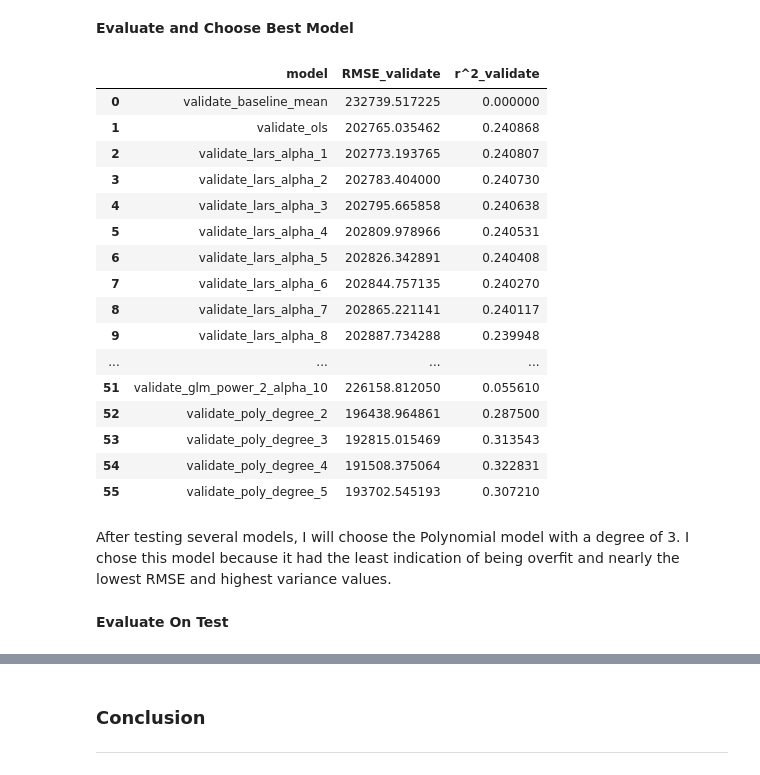
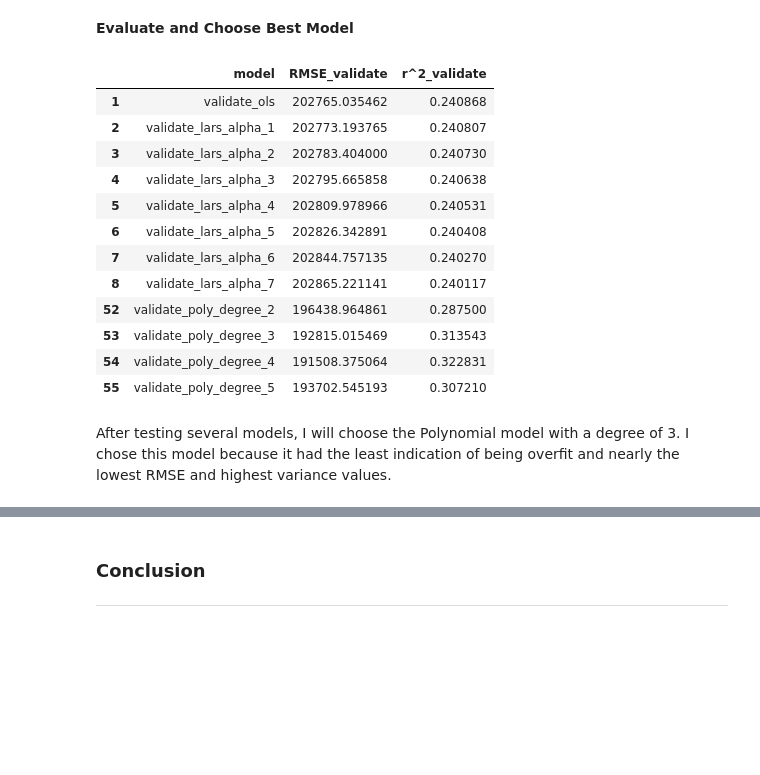
Before and after one commit to johnathon-smith/zillow_regression_project, a Jupyter notebook: final_report.ipynb, the cells around one changed output, grey strips where cells are left out. Cells and saved outputs as stored; diff of their text form; code cells hidden in the pictures; blank space fills up the shorter version.

```diff
--- a/final_report.ipynb
+++ b/final_report.ipynb
@@ -424,27 +427,21 @@ Train/In-Sample:  179769.16
 Validate/Out-of-Sample:  193702.55
 # %% [markdown]
 __Evaluate and Choose Best Model__
-# %%
-metric_df
-# %% [output]
-|  | model | RMSE_validate | r^2_validate |
-| 0 | validate_baseline_mean | 232739.517225 | 0.000000 |
-| 1 | validate_ols | 202765.035462 | 0.240868 |
-| 2 | validate_lars_alpha_1 | 202773.193765 | 0.240807 |
-| 3 | validate_lars_alpha_2 | 202783.404000 | 0.240730 |
-| 4 | validate_lars_alpha_3 | 202795.665858 | 0.240638 |
-| 5 | validate_lars_alpha_4 | 202809.978966 | 0.240531 |
-| 6 | validate_lars_alpha_5 | 202826.342891 | 0.240408 |
-| 7 | validate_lars_alpha_6 | 202844.757135 | 0.240270 |
-| 8 | validate_lars_alpha_7 | 202865.221141 | 0.240117 |
-| 9 | validate_lars_alpha_8 | 202887.734288 | 0.239948 |
-| ... | ... | ... | ... |
-| 51 | validate_glm_power_2_alpha_10 | 226158.812050 | 0.055610 |
-| 52 | validate_poly_degree_2 | 196438.964861 | 0.287500 |
-| 53 | validate_poly_degree_3 | 192815.015469 | 0.313543 |
-| 54 | validate_poly_degree_4 | 191508.375064 | 0.322831 |
-| 55 | validate_poly_degree_5 | 193702.545193 | 0.307210 |
+# %%
+metric_df[metric_df['r^2_validate'] > 0.24]
+# %% [output]
+|  | model | RMSE_validate | r^2_validate |
+| 1 | validate_ols | 202765.035462 | 0.240868 |
+| 2 | validate_lars_alpha_1 | 202773.193765 | 0.240807 |
+| 3 | validate_lars_alpha_2 | 202783.404000 | 0.240730 |
+| 4 | validate_lars_alpha_3 | 202795.665858 | 0.240638 |
+| 5 | validate_lars_alpha_4 | 202809.978966 | 0.240531 |
+| 6 | validate_lars_alpha_5 | 202826.342891 | 0.240408 |
+| 7 | validate_lars_alpha_6 | 202844.757135 | 0.240270 |
+| 8 | validate_lars_alpha_7 | 202865.221141 | 0.240117 |
+| 52 | validate_poly_degree_2 | 196438.964861 | 0.287500 |
+| 53 | validate_poly_degree_3 | 192815.015469 | 0.313543 |
+| 54 | validate_poly_degree_4 | 191508.375064 | 0.322831 |
+| 55 | validate_poly_degree_5 | 193702.545193 | 0.307210 |
 # %% [markdown]
 After testing several models, I will choose the Polynomial model with a degree of 3. I chose this model because it had the least indication of being overfit and nearly the lowest RMSE and highest variance values.
-# %% [markdown]
-__Evaluate On Test__
```
Also changed, not shown: parts of 46 cells of this notebook.
